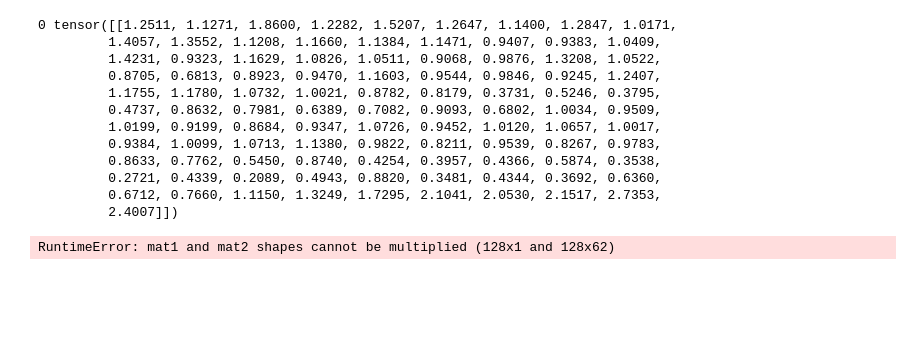
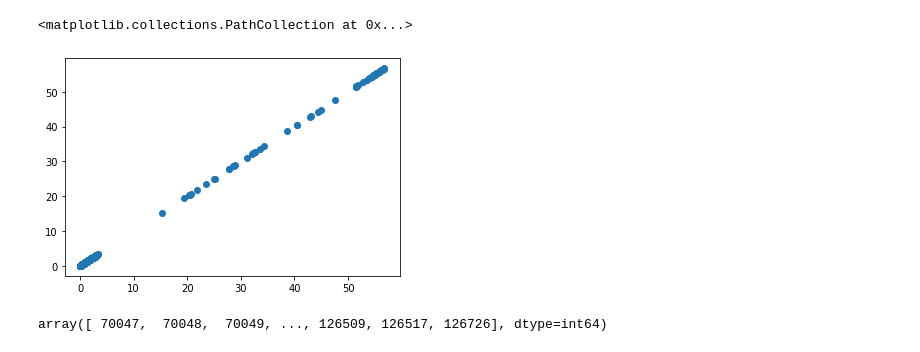
Before and after one commit to ChrisMott97/Structural-Health-Monitoring-Group-Project, a Jupyter notebook: auto-encoder/auto_encoder.ipynb, the cells around one changed output. Cells and saved outputs as stored; diff of their text form; code cells hidden in the pictures; blank space fills up the shorter version.

```diff
--- a/auto-encoder/auto_encoder.ipynb
+++ b/auto-encoder/auto_encoder.ipynb
@@ -262,17 +159,0 @@ Epoch: 20, Loss: 1.0767173896332192
-# %%
-for idx, item in enumerate(load):
-    print(idx, item.view(-1,len(item)))
-    break
-# %% [output]
-0 tensor([[1.2511, 1.1271, 1.8600, 1.2282, 1.5207, 1.2647, 1.1400, 1.2847, 1.0171,
-         1.4057, 1.3552, 1.1208, 1.1660, 1.1384, 1.1471, 0.9407, 0.9383, 1.0409,
-         1.4231, 0.9323, 1.1629, 1.0826, 1.0511, 0.9068, 0.9876, 1.3208, 1.0522,
-         0.8705, 0.6813, 0.8923, 0.9470, 1.1603, 0.9544, 0.9846, 0.9245, 1.2407,
-         1.1755, 1.1780, 1.0732, 1.0021, 0.8782, 0.8179, 0.3731, 0.5246, 0.3795,
-         0.4737, 0.8632, 0.7981, 0.6389, 0.7082, 0.9093, 0.6802, 1.0034, 0.9509,
-         1.0199, 0.9199, 0.8684, 0.9347, 1.0726, 0.9452, 1.0120, 1.0657, 1.0017,
-         0.9384, 1.0099, 1.0713, 1.1380, 0.9822, 0.8211, 0.9539, 0.8267, 0.9783,
-         0.8633, 0.7762, 0.5450, 0.8740, 0.4254, 0.3957, 0.4366, 0.5874, 0.3538,
-         0.2721, 0.4339, 0.2089, 0.4943, 0.8820, 0.3481, 0.4344, 0.3692, 0.6360,
-         0.6712, 0.7660, 1.1150, 1.3249, 1.7295, 2.1041, 2.0530, 2.1517, 2.7353,
-         2.4007]])
@@ -302,23 +160,22 @@ class AutoEncoder(torch.nn.Module):
-# %%
-model = AutoEncoder()
-loss_func = nn.MSELoss()
-optimiser = torch.optim.Adam(model.parameters(), lr=learning_rate)
-
-loss_list = []
-
-for epoch in range(num_epochs):
-    #item = item.to(device)
-    for idx, item in enumerate(load):
-        # forward
-        item = item.view(len(item), -1)
-        output = model(item)
-        loss = loss_func(output, item)
-
-        # backward
-        optimiser.zero_grad()
-        loss.backward()
-        optimiser.step()
-
-        loss_list.append(loss)
-# %% [output]
-RuntimeError: mat1 and mat2 shapes cannot be multiplied (128x1 and 128x62)
+# %%
+model.eval()
+loss_dict = []
+for i in range(len(testing_tensor_data)):
+    data = testing_tensor_data[i]
+    sample = model(data.to(device))
+    loss = loss_func(data.to(device), sample)
+    loss_dict.append(loss.item())
+# %%
+loss_sc = []
+for i in loss_dict:
+    loss_sc.append((i,i))
+plt.scatter(*zip(*loss_sc))
+# %% [output]
+<matplotlib.collections.PathCollection at 0x...>
+[figure, added]
+# %%
+test_data = xl[10000:]
+#est_data.index[np.argwhere(np.array(loss_dict)>np.mean(loss_dict)+np.std(loss_dict))]
+np.argwhere(np.array(loss_dict)>np.mean(loss_dict)+np.std(loss_dict)).reshape(-1)
+# %% [output]
+array([ 70047,  70048,  70049, ..., 126509, 126517, 126726], dtype=int64)
```
Also changed, not shown: parts of 27 cells of this notebook.
